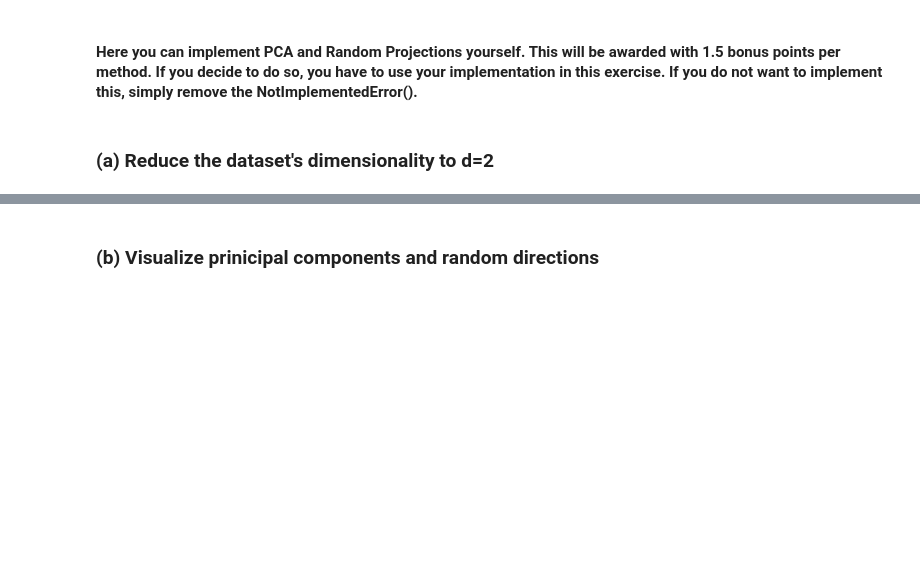
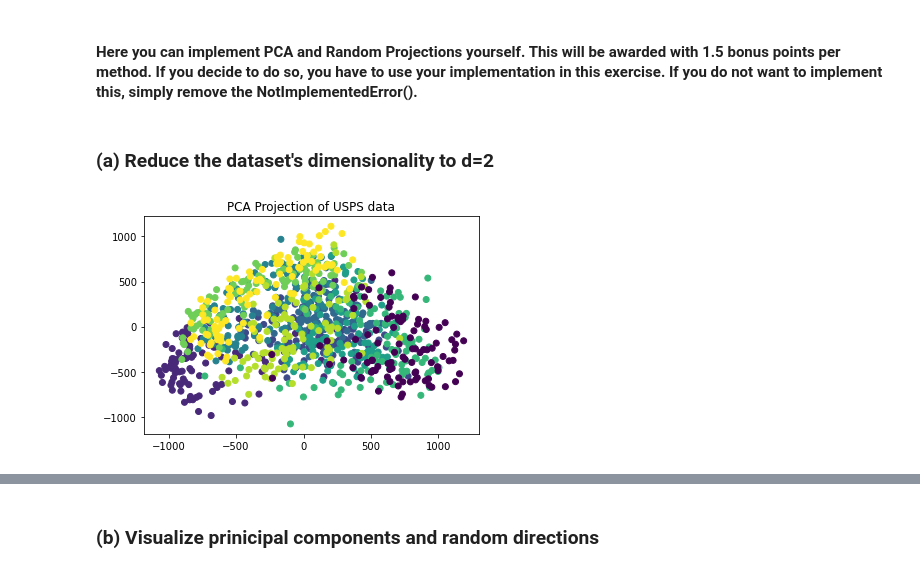
Before and after one commit to Zleander/SML_Exercises, a Jupyter notebook: Ex09/Assignment9.ipynb, the cells around one changed output, grey strips where cells are left out. Saved outputs shown, nothing was run; the diff lists cells and outputs as text; code cells hidden in the pictures; blank space fills up the shorter version.

```diff
--- a/Ex09/Assignment9.ipynb
+++ b/Ex09/Assignment9.ipynb
@@ -63,4 +63,14 @@ xs_usps.shape, ys_usps.shape
 # YOUR CODE HERE
 # %% [markdown]
 ### (a) Reduce the dataset's dimensionality to d=2
+# %%
+pca = PCA(n_components=2) # an np.array of shape 1000x2
+pca = pca.fit(xs_usps)
+xs_usps_pca = pca.transform(xs_usps)
+
+plt.scatter(*xs_usps_pca.T, c=ys_usps)
+plt.title('PCA Projection of USPS data')
+plt.show()
+# %% [output]
+[figure, added]
 # %%
```
Also changed, not shown: parts of 7 cells of this notebook.
